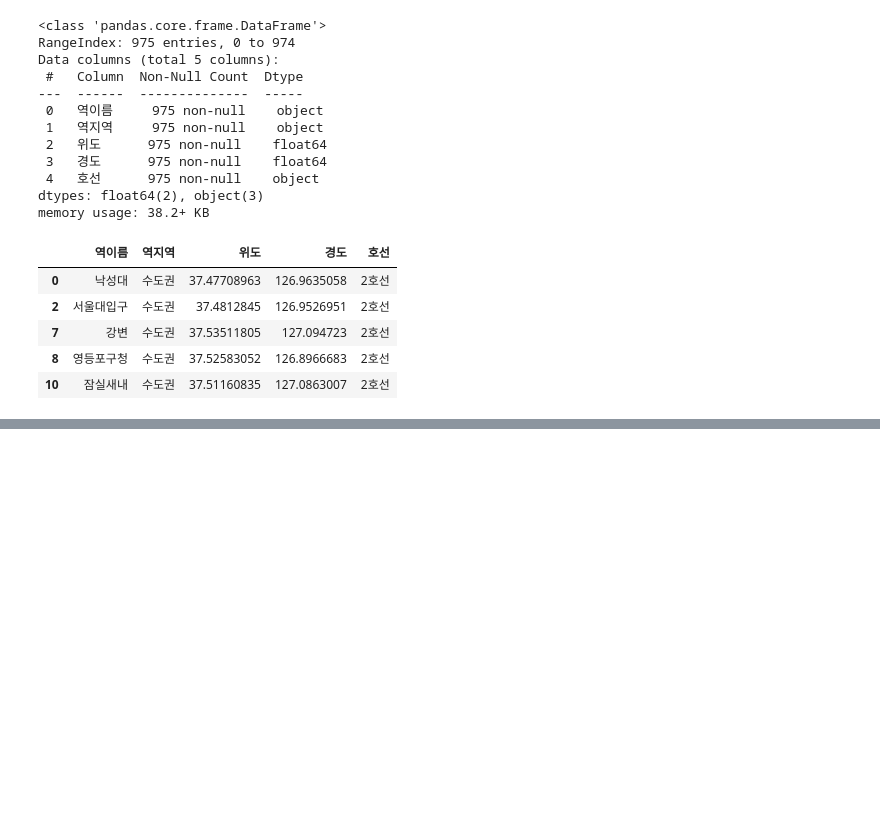
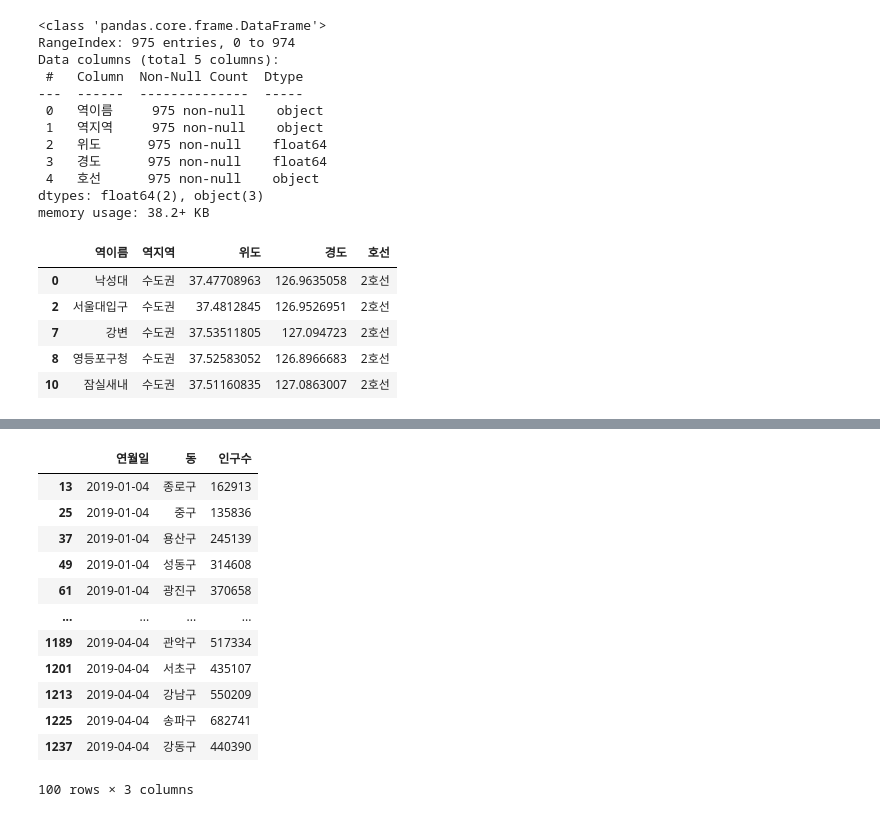
Before and after one commit to smu-202115064/Training-project-for-AI-X-Pioneers-Basic, a Jupyter notebook: 실습/김동주 - 지하철 이용승객 분석.ipynb, the cells around one changed output, grey strips where cells are left out. Drawn from its saved outputs; the diff is of its cells as text; code cells hidden in the pictures; blank space fills up the shorter version.

```diff
--- a/실습/김동주 - 지하철 이용승객 분석.ipynb
+++ b/실습/김동주 - 지하철 이용승객 분석.ipynb
@@ -564,0 +599,27 @@ folium_map  # prints the map
+# %%
+df = df_population_raw.copy()
+df = df[df['동별(2)'] != '소계']
+df = df[df['구분별(1)'] == '계 (명)']
+df = df[df['구분별(2)'] == '소계']
+
+df['인구수'] = df['데이터'].astype(int)
+df['동'] = df['동별(2)']
+df['연월일'] = pd.to_datetime(df['시점'], format='%Y %m/%d')
+df['월'] = df['연월일'].dt.month
+
+df = df[['연월일', '동', '인구수']]
+df
+# %% [output]
+|  | 연월일 | 동 | 인구수 |
+| 13 | 2019-01-04 | 종로구 | 162913 |
+| 25 | 2019-01-04 | 중구 | 135836 |
+| 37 | 2019-01-04 | 용산구 | 245139 |
+| 49 | 2019-01-04 | 성동구 | 314608 |
+| 61 | 2019-01-04 | 광진구 | 370658 |
+| ... | ... | ... | ... |
+| 1189 | 2019-04-04 | 관악구 | 517334 |
+| 1201 | 2019-04-04 | 서초구 | 435107 |
+| 1213 | 2019-04-04 | 강남구 | 550209 |
+| 1225 | 2019-04-04 | 송파구 | 682741 |
+| 1237 | 2019-04-04 | 강동구 | 440390 |
+100 rows × 3 columns
```
Also changed, not shown: parts of 6 cells of this notebook, 3 other files.
